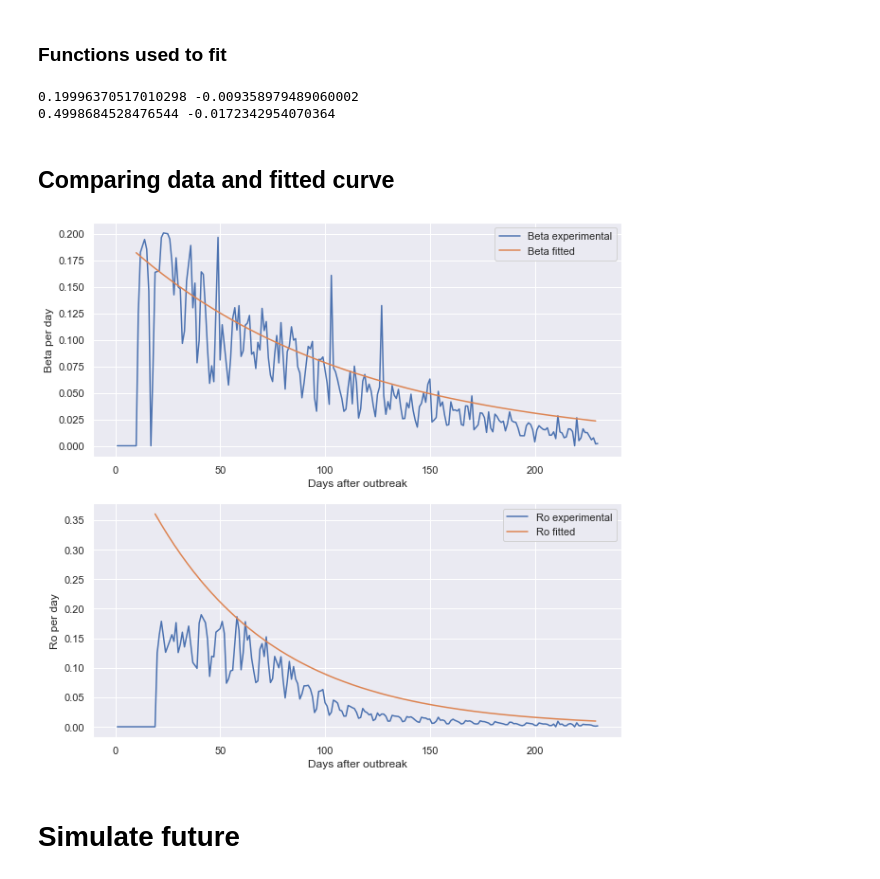
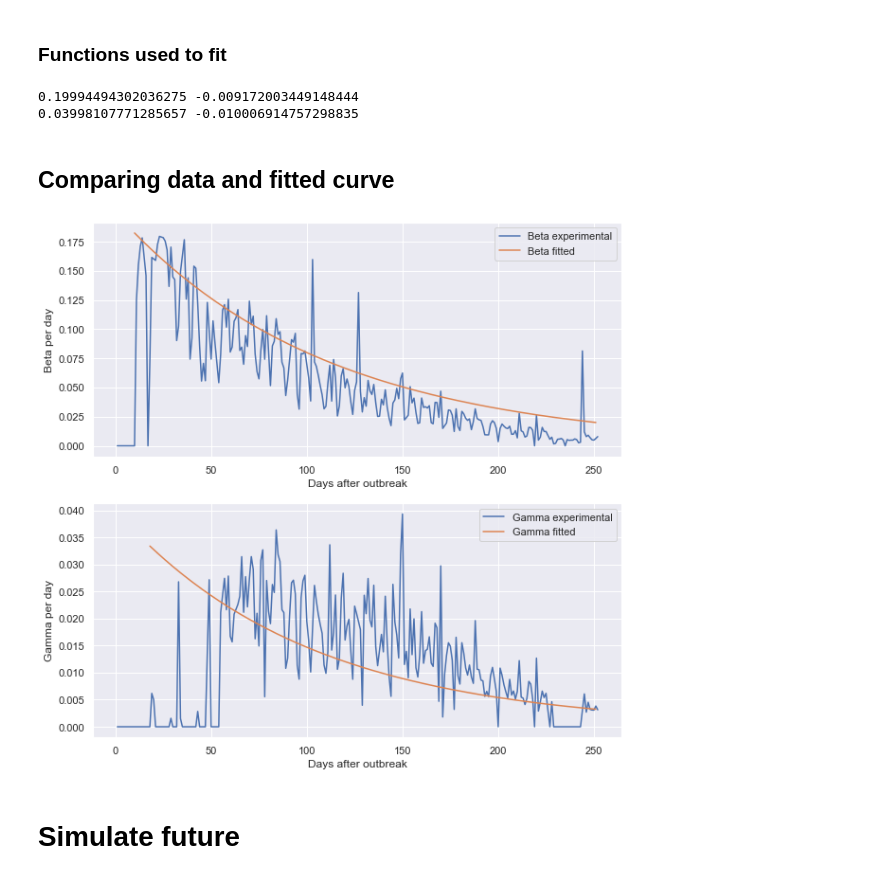
Before and after one commit to lucascbarbosa/MatComp, a Jupyter notebook: Projeto Final/1. SIR/Main.ipynb, the cells around one changed output. Cells and saved outputs as stored; diff of their text form; code cells hidden in the pictures.

```diff
--- a/Projeto Final/1. SIR/Main.ipynb
+++ b/Projeto Final/1. SIR/Main.ipynb
@@ -87,11 +83,11 @@ iqr = p_75 - p_25
 upper_bound_beta = p_75 + 1.5 * iqr
 lower_bound_beta = p_75 + 1.5 * iqr
 
-p_25, p_75 = np.percentile(ro_data, [25, 75])
+p_25, p_75 = np.percentile(gamma_data, [25, 75])
 iqr = p_75 - p_25
 
-upper_bound_ro = p_75 + 1.5 * iqr
-lower_bound_ro = p_25 - 1.5 * iqr
+upper_bound_gamma = p_75 + 1.5 * iqr
+lower_bound_gamma = p_25 - 1.5 * iqr
 
 def remove_outliers(lower,upper,data):
 
@@ -110,13 +106,13 @@ def remove_outliers(lower,upper,data):
 
     return data
 beta_data = remove_outliers(0.0,upper_bound_beta,beta_data)
-ro_data = remove_outliers(0.0,upper_bound_ro,ro_data)
+gamma_data = remove_outliers(0.0,upper_bound_gamma,gamma_data)
 fig,axs = plt.subplots(2)
 fig.set_size_inches(10,10, forward=True)
 axs[0].plot(beta_data)
-axs[1].plot(ro_data)
+axs[1].plot(gamma_data)
 axs[0].set_xlabel('Days after outbreak')
 axs[1].set_xlabel('Days after outbreak')
 axs[0].set_ylabel('Beta per day')
-axs[1].set_ylabel('Ro per day');
+axs[1].set_ylabel('Gamma per day');
 # %% [output]
@@ -131,13 +127,13 @@ for i in range(len(beta_data)):
         fit_beta = i
         break
 
-for i in range(len(ro_data)):
-    if round(ro_data[i],2) != .00:
-        fit_ro = i
+for i in range(len(gamma_data)):
+    if round(gamma_data[i],2) != .00:
+        fit_gamma = i
         break
 
 beta_data_fit = beta_data[fit_beta:]
-ro_data_fit = ro_data[fit_ro:]
+gamma_data_fit = gamma_data[fit_gamma:]
 # %% [markdown]
 ### Functions used to fit
 # %%
@@ -173,42 +169,42 @@ def fit(data,A,b):
 
 A0_beta= 0.2
 b0_beta= -.01
-A0_ro = .5
-b0_ro = -0.02
+A0_gamma = .04
+b0_gamma = -0.01
 
 #correct the days starting at the first non-zeroish value
 
 days_beta_fit = [i+fit_beta for i in range(len(beta_data_fit))]
-days_ro_fit = [i+fit_ro for i in range(len(ro_data_fit))]
+days_gamma_fit = [i+fit_gamma for i in range(len(gamma_data_fit))]
 
 A_beta,b_beta = fit(list(zip(days_beta_fit,beta_data_fit)),A0_beta,b0_beta)
-A_ro, b_ro = fit(list(zip(days_ro_fit,ro_data_fit)),A0_ro,b0_ro)
+A_gamma, b_gamma = fit(list(zip(days_gamma_fit,gamma_data_fit)),A0_gamma,b0_gamma)
 
 print(A_beta,b_beta)
-print(A_ro,b_ro)
+print(A_gamma,b_gamma)
 # %% [output]
-0.19996370517010298 -0.009358979489060002
-0.4998684528476544 -0.0172342954070364
+0.19994494302036275 -0.009172003449148444
+0.03998107771285657 -0.010006914757298835
 # %% [markdown]
 ## Comparing data and fitted curve
 # %%
 beta_curve = [y(A_beta,b_beta,day) for day in days_beta_fit]
-ro_curve = [y(A_ro,b_ro,day) for day in days_ro_fit]
-days_ro_beta = [i for i in range(1,len(days_historic))] #as beta and ro are calculated by getting previous and current values of s,i,r,d, they have 1 value less than these 4 parameters
+gamma_curve = [y(A_gamma,b_gamma,day) for day in days_gamma_fit]
+days_gamma_beta = [i for i in range(1,len(days_historic))] #as beta and gamma are calculated by getting previous and current values of s,i,r,d, they have 1 value less than these 4 parameters
 fig,axs = plt.subplots(2)
 fig.set_size_inches(10,10, forward=True)
-axs[0].plot(days_ro_beta,beta_data,label="Beta experimental")
+axs[0].plot(days_gamma_beta,beta_data,label="Beta experimental")
 axs[0].plot(days_beta_fit,beta_curve,label="Beta fitted")
-axs[1].plot(days_ro_beta,ro_data,label="Ro experimental")
-axs[1].plot(days_ro_fit,ro_curve,label="Ro fitted")
+axs[1].plot(days_gamma_beta,gamma_data,label="Gamma experimental")
+axs[1].plot(days_gamma_fit,gamma_curve,label="Gamma fitted")
 axs[0].set_xlabel('Days after outbreak')
 axs[1].set_xlabel('Days after outbreak')
 axs[0].set_ylabel('Beta per day')
-axs[1].set_ylabel('Ro per day')
-axs[0].legend()
+axs[1].set_ylabel('Gamma per day')
+axs[0].legend();
 axs[1].legend();
 # %% [output]
-[figure, old version]
+[figure, new version]
 # %% [markdown]
 # Simulate future
 # %%
```
Also changed, not shown: parts of 8 cells of this notebook, 2 other files.
